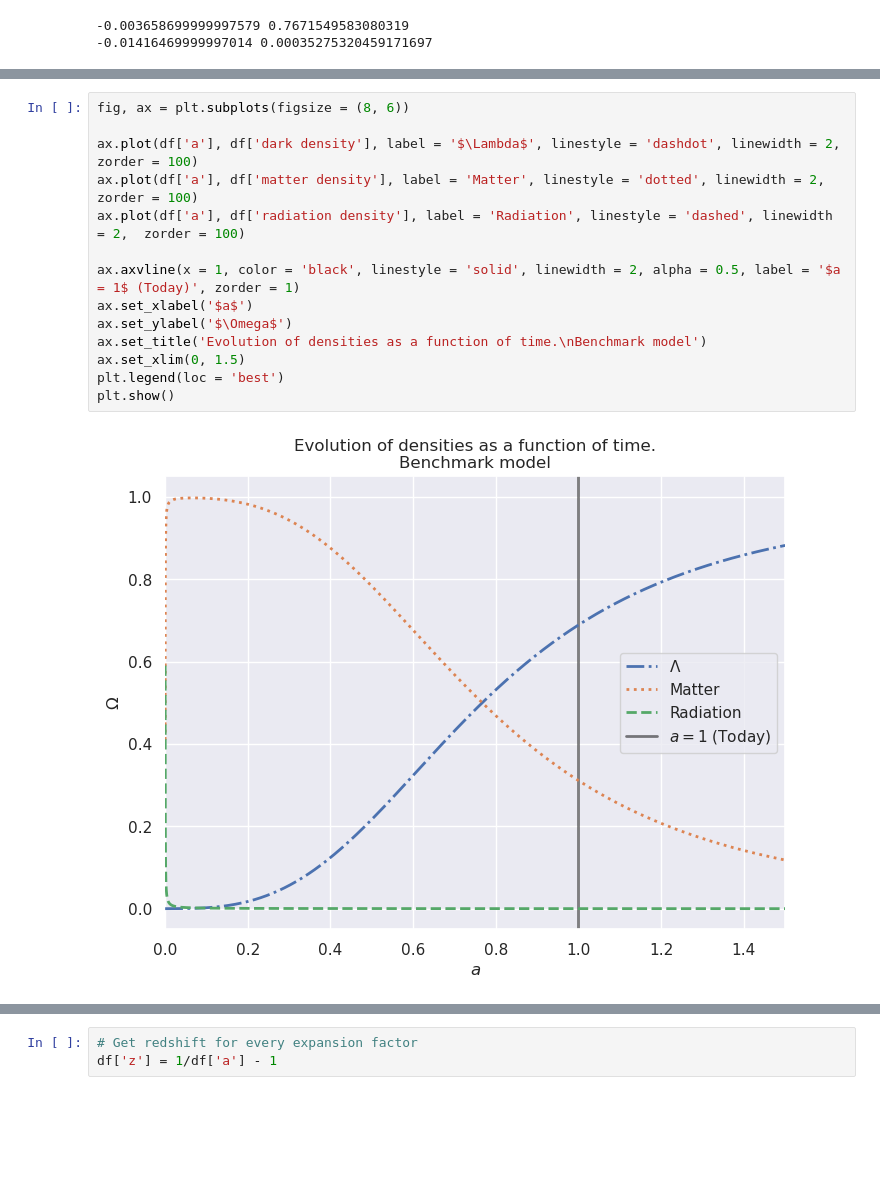
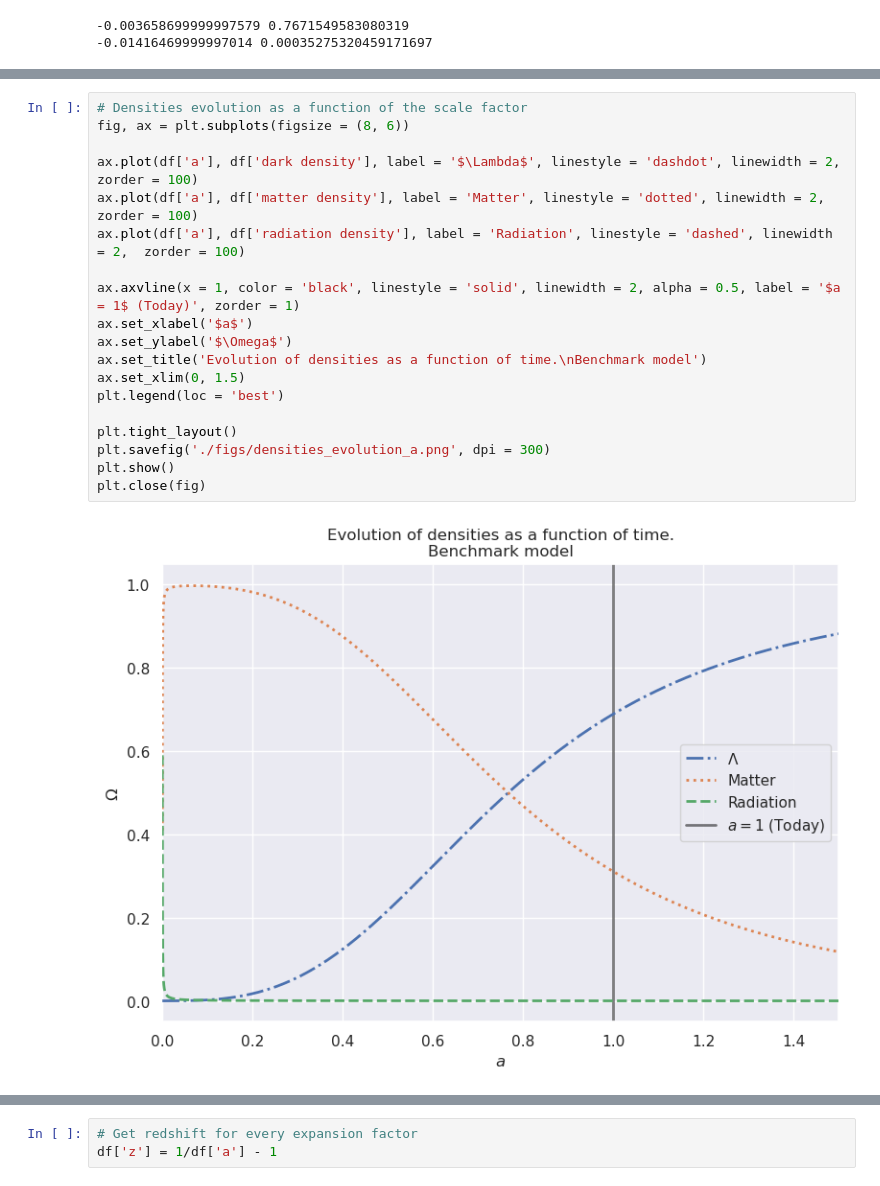
Before and after one commit to GabrielMissael/cosmologia_p1, a Jupyter notebook: proyecto.ipynb, the cells around one changed output, grey strips where cells are left out. Cells and saved outputs as stored; diff of their text form; blank space fills up the shorter version.

```diff
--- a/proyecto.ipynb
+++ b/proyecto.ipynb
@@ -262,19 +295,24 @@ df.head(5)
 | 3 | -0.954138 | 0.000218 | 0.619015 | 0.380985 | 1.410864e-11 | 3237.775637 |
 | 4 | -0.954137 | 0.000248 | 0.649805 | 0.350195 | 2.205987e-11 | 2957.104080 |
 # %%
+# Densities evolution as a function of the scale factor
 fig, ax = plt.subplots(figsize = (8, 6))
 
 ax.plot(df['a'], df['dark density'], label = '$\Lambda$', linestyle = 'dashdot', linewidth = 2,  zorder = 100)
 ax.plot(df['a'], df['matter density'], label = 'Matter', linestyle = 'dotted', linewidth = 2,  zorder = 100)
 ax.plot(df['a'], df['radiation density'], label = 'Radiation', linestyle = 'dashed', linewidth = 2,  zorder = 100)
 
 ax.axvline(x = 1, color = 'black', linestyle = 'solid', linewidth = 2, alpha = 0.5, label = '$a = 1$ (Today)', zorder = 1)
 ax.set_xlabel('$a$')
 ax.set_ylabel('$\Omega$')
 ax.set_title('Evolution of densities as a function of time.\nBenchmark model')
 ax.set_xlim(0, 1.5)
 plt.legend(loc = 'best')
+
+plt.tight_layout()
+plt.savefig('./figs/densities_evolution_a.png', dpi = 300)
 plt.show()
+plt.close(fig)
 # %% [output]
-[figure, old version]
+[figure, new version]
 # %%
```
Also changed, not shown: parts of 56 cells of this notebook.
